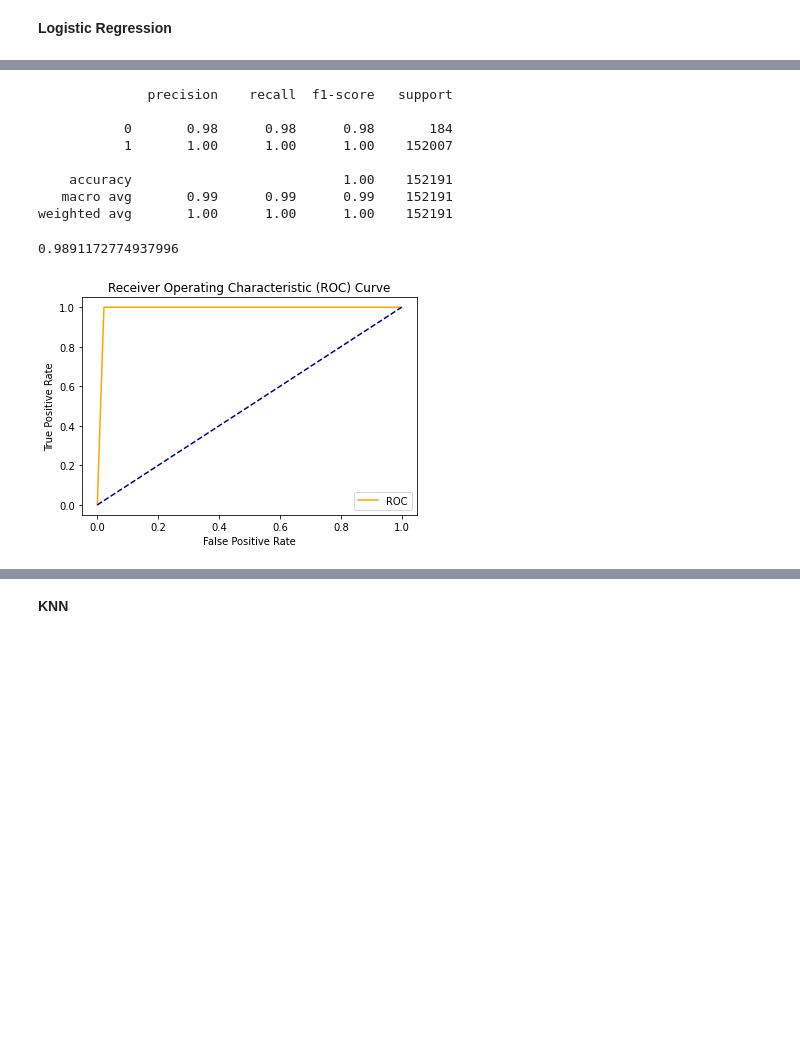
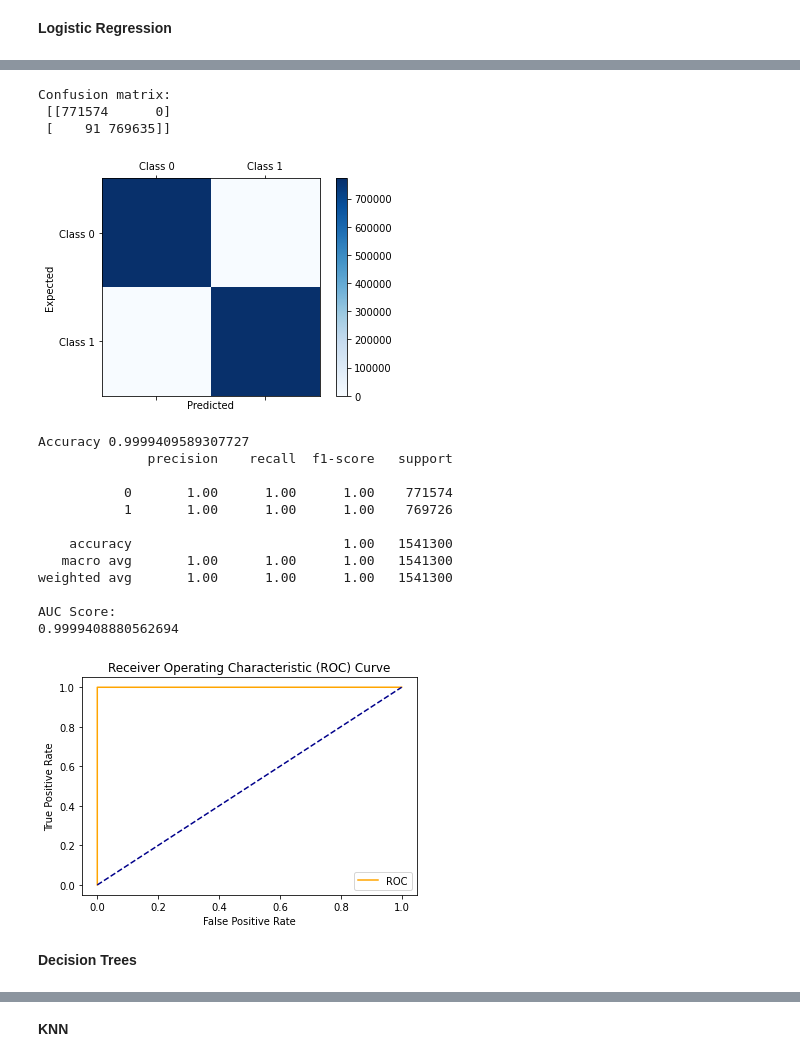
Before and after one commit to Siddharth1698/Analysis-of-DDoS-attack-from-Botnet-devices-using-Machine-Learning-Classifiers, a Jupyter notebook: MachineLearningCLassification.ipynb, the cells around one changed output, grey strips where cells are left out. Saved outputs shown, nothing was run; the diff lists cells and outputs as text; code cells hidden in the pictures; blank space fills up the shorter version.

Commit message:
6 Classifiers done

```diff
--- a/MachineLearningCLassification.ipynb
+++ b/MachineLearningCLassification.ipynb
@@ -147,12 +155,0 @@ Accuracy 0.9999474344737862
-# %%
-from sklearn.metrics import classification_report
-print(classification_report(y_test, y_pred))
-# %% [output]
-              precision    recall  f1-score   support
-
-           0       0.98      0.98      0.98       184
-           1       1.00      1.00      1.00    152007
-
-    accuracy                           1.00    152191
-   macro avg       0.99      0.99      0.99    152191
-weighted avg       1.00      1.00      1.00    152191
@@ -168,5 +155,0 @@ def plot_roc_curve(fpr, tpr):
-# %%
-auc = roc_auc_score(y_test, y_pred)
-auc
-# %% [output]
-0.9891172774937996
@@ -175,4 +156,22 @@ fpr, tpr, thresholds = roc_curve(y_test, y_pred)
-# %%
-plot_roc_curve(fpr, tpr)
-# %% [output]
-[figure, removed]
+# %%
+classif_results()
+# %% [output]
+Confusion matrix:
+ [[771574      0]
+ [    91 769635]]
+[figure, added]
+Accuracy 0.9999409589307727
+              precision    recall  f1-score   support
+
+           0       1.00      1.00      1.00    771574
+           1       1.00      1.00      1.00    769726
+
+    accuracy                           1.00   1541300
+   macro avg       1.00      1.00      1.00   1541300
+weighted avg       1.00      1.00      1.00   1541300
+
+AUC Score:
+0.9999408880562694
+[figure, added]
+# %% [markdown]
+**Decision Trees**
```
Also changed, not shown: parts of 37 cells of this notebook.
